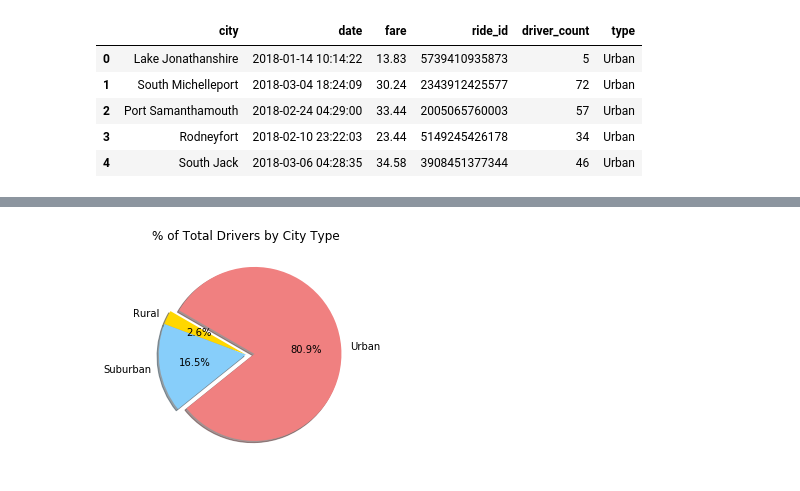
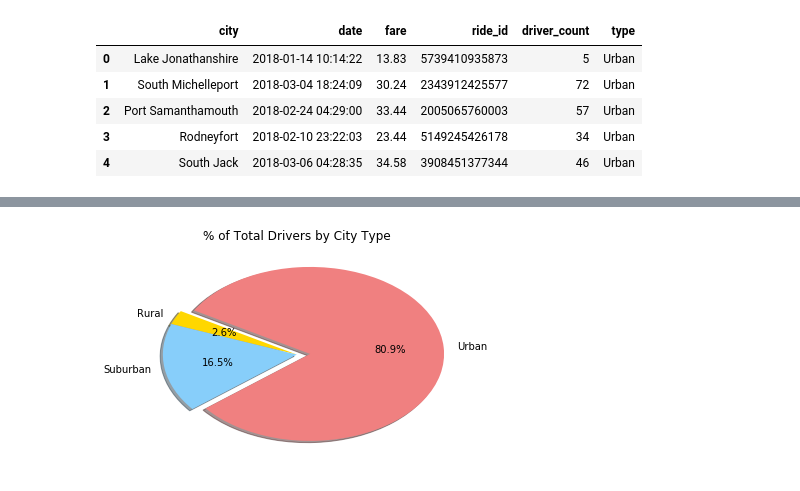
Before and after one commit to kathleeng77/Matplotlib-Challenge, a Jupyter notebook: matplotlib-challenge.ipynb, the cells around one changed output, grey strips where cells are left out. Saved outputs shown, nothing was run; the diff lists cells and outputs as text; code cells hidden in the pictures.

```diff
--- a/matplotlib-challenge.ipynb
+++ b/matplotlib-challenge.ipynb
@@ -106,16 +110,18 @@ plt.show()
 # %%
 # Calculate Driver Percents
 city_type_group = city_df.groupby(["type"])
 total_drivers = city_type_group["driver_count"].sum()
 
 # Make Pie Chart
-plt.pie(total_drivers,  labels=labels, explode=explode, colors=colors, autopct="%1.1f%%", shadow=True, startangle=150)
-plt.title("% of Total Drivers by City Type")
+fig, ax = plt.subplots()
+ax.pie(total_drivers, labels=labels, explode=explode, colors=colors, autopct="%1.1f%%", shadow=True, startangle=150)
+ax.set_title("% of Total Drivers by City Type")
+ax.set_aspect('auto')
 
 # Save Figure
 plt.savefig("Images/total_drivers_pie.png")
 
 # Show plot
 plt.show()
 # %% [output]
-[figure, old version]
+[figure, new version]
```
Also changed, not shown: parts of 3 cells of this notebook, 4 other files.
